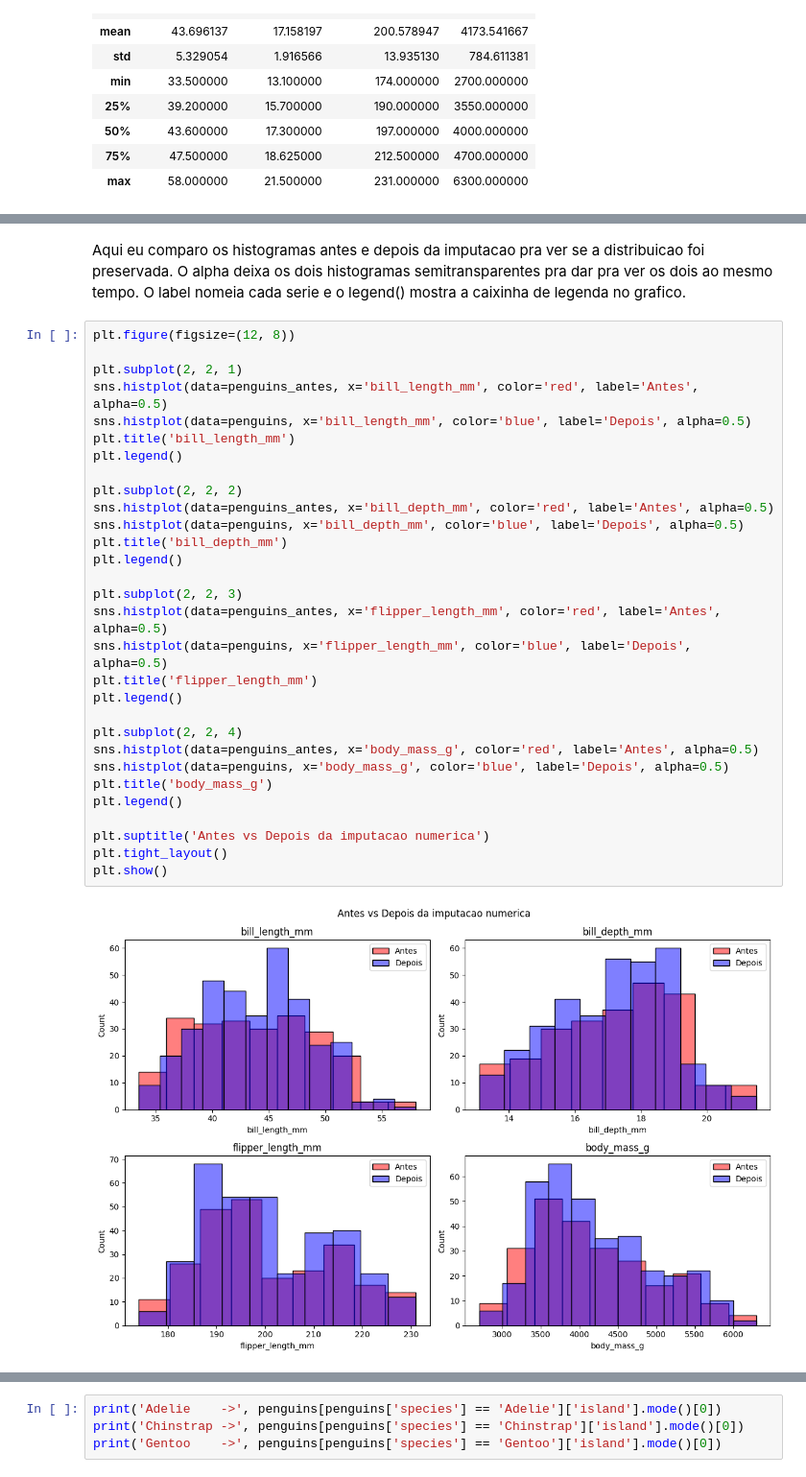
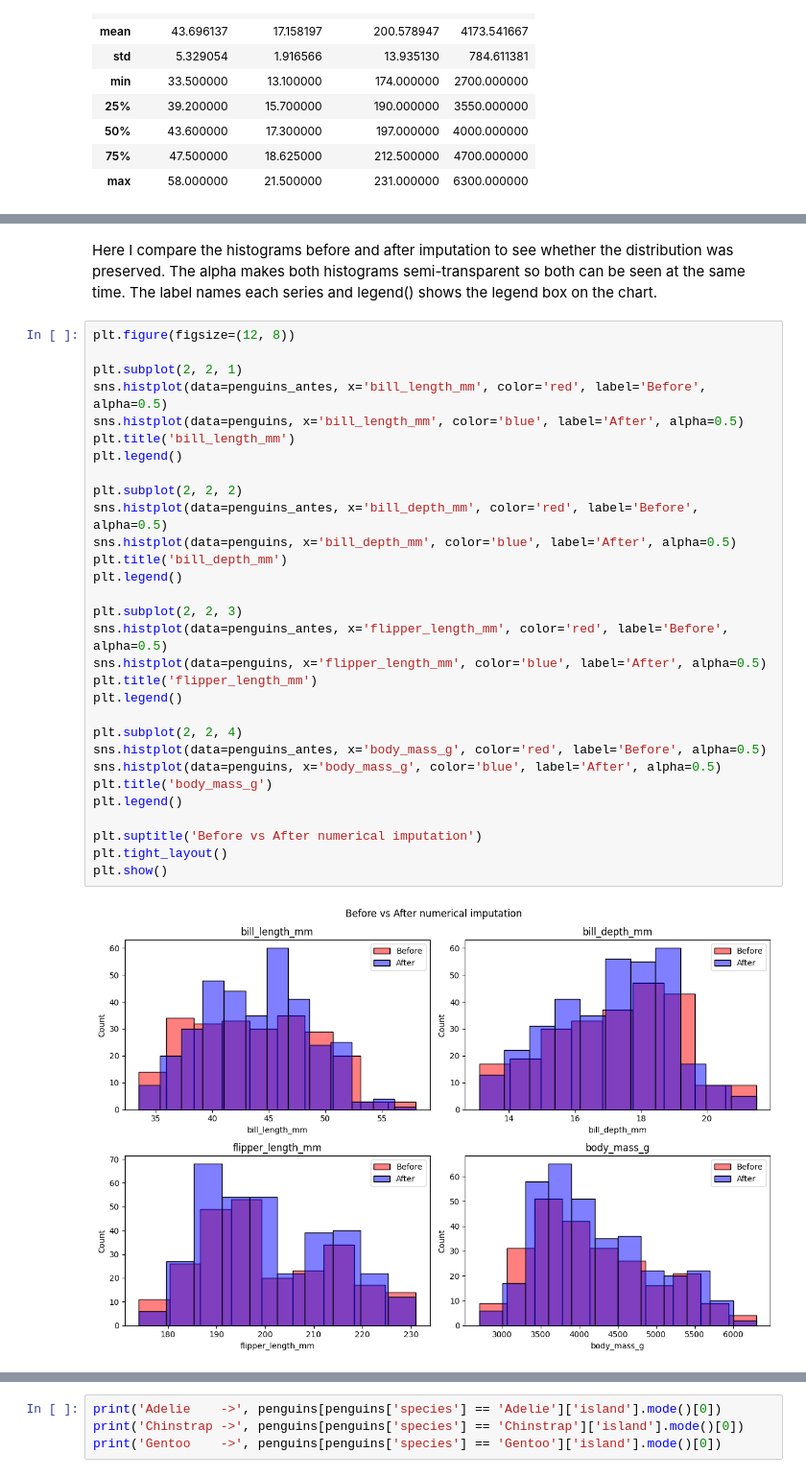
Before and after one commit to miguelsantos-dv/Missing-Data-Imputation-Palmer-Penguins, a Jupyter notebook: penguins_imputation.ipynb, the cells around one changed output, grey strips where cells are left out. Shown at 96% size. Cells and saved outputs as stored; diff of their text form.

```diff
--- a/penguins_imputation.ipynb
+++ b/penguins_imputation.ipynb
@@ -314,37 +290,35 @@ Usei n_neighbors=5 porque:
 # %% [markdown]
-Aqui eu comparo os histogramas antes e depois da imputacao pra ver se a distribuicao foi preservada.
-O alpha deixa os dois histogramas semitransparentes pra dar pra ver os dois ao mesmo tempo.
-O label nomeia cada serie e o legend() mostra a caixinha de legenda no grafico.
+Here I compare the histograms before and after imputation to see whether the distribution was preserved. The alpha makes both histograms semi-transparent so both can be seen at the same time. The label names each series and legend() shows the legend box on the chart.
 # %%
 plt.figure(figsize=(12, 8))
 
 plt.subplot(2, 2, 1)
-sns.histplot(data=penguins_antes, x='bill_length_mm', color='red', label='Antes', alpha=0.5)
-sns.histplot(data=penguins, x='bill_length_mm', color='blue', label='Depois', alpha=0.5)
+sns.histplot(data=penguins_antes, x='bill_length_mm', color='red', label='Before', alpha=0.5)
+sns.histplot(data=penguins, x='bill_length_mm', color='blue', label='After', alpha=0.5)
 plt.title('bill_length_mm')
 plt.legend()
 
 plt.subplot(2, 2, 2)
-sns.histplot(data=penguins_antes, x='bill_depth_mm', color='red', label='Antes', alpha=0.5)
-sns.histplot(data=penguins, x='bill_depth_mm', color='blue', label='Depois', alpha=0.5)
+sns.histplot(data=penguins_antes, x='bill_depth_mm', color='red', label='Before', alpha=0.5)
+sns.histplot(data=penguins, x='bill_depth_mm', color='blue', label='After', alpha=0.5)
 plt.title('bill_depth_mm')
 plt.legend()
 
 plt.subplot(2, 2, 3)
-sns.histplot(data=penguins_antes, x='flipper_length_mm', color='red', label='Antes', alpha=0.5)
-sns.histplot(data=penguins, x='flipper_length_mm', color='blue', label='Depois', alpha=0.5)
+sns.histplot(data=penguins_antes, x='flipper_length_mm', color='red', label='Before', alpha=0.5)
+sns.histplot(data=penguins, x='flipper_length_mm', color='blue', label='After', alpha=0.5)
 plt.title('flipper_length_mm')
 plt.legend()
 
 plt.subplot(2, 2, 4)
-sns.histplot(data=penguins_antes, x='body_mass_g', color='red', label='Antes', alpha=0.5)
-sns.histplot(data=penguins, x='body_mass_g', color='blue', label='Depois', alpha=0.5)
+sns.histplot(data=penguins_antes, x='body_mass_g', color='red', label='Before', alpha=0.5)
+sns.histplot(data=penguins, x='body_mass_g', color='blue', label='After', alpha=0.5)
 plt.title('body_mass_g')
 plt.legend()
 
-plt.suptitle('Antes vs Depois da imputacao numerica')
+plt.suptitle('Before vs After numerical imputation')
 plt.tight_layout()
 plt.show()
 # %% [output]
-[figure, old version]
+[figure, new version]
 # %% [markdown]
```
Also changed, not shown: parts of 49 cells of this notebook.
